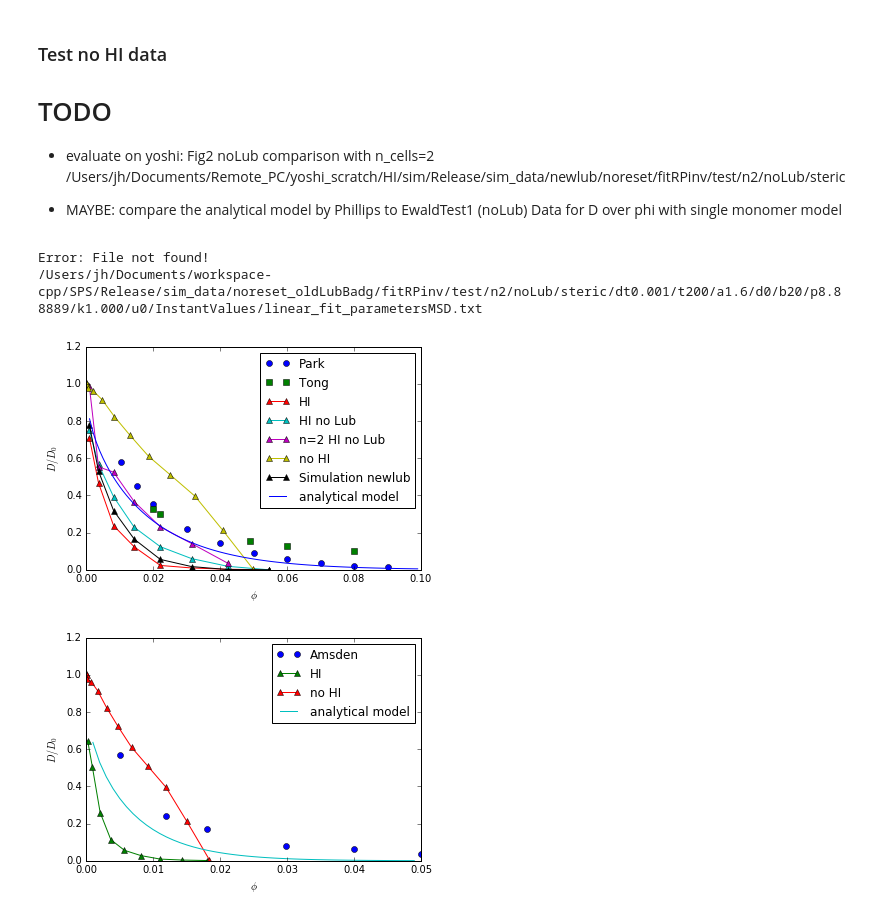
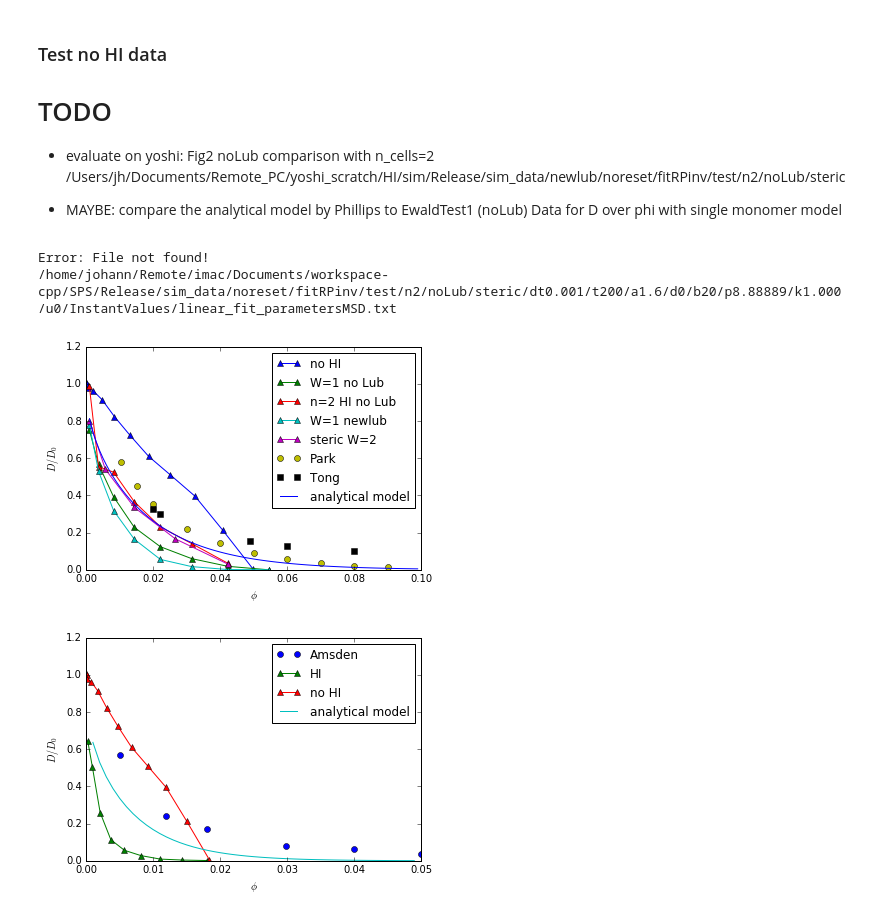
Before and after one commit to JohannHansing/iPythonNB, a Jupyter notebook: HIforBD/ExperimentalData.ipynb, the cells around one changed output. Saved outputs shown, nothing was run; the diff lists cells and outputs as text; code cells hidden in the pictures.

Commit message:
more stuff done at home

```diff
--- a/HIforBD/ExperimentalData.ipynb
+++ b/HIforBD/ExperimentalData.ipynb
@@ -119,7 +119,7 @@ def getDataFile(fileName):
 #                 if str(lines[1]) != 'x':
 #                     JasonCionRep.append(lines[0:4])
 # %%
-def getSimDataDop(aArr,aop,dt='0.001',trigger='',newlub=False,n=1):
+def getSimDataDop(aArr,aop,dt='0.001',trigger='',newlub=True,n=1):
     folder= root + "/Documents/workspace-cpp/SPS/Release/sim_data/noreset_oldLubBadg/fitRPinv/"+trigger+"/dt"+dt+"/t200"
     if newlub == True:
         folder= root + "/Documents/workspace-cpp/SPS/Release/sim_data/noreset/fitRPinv/"+trigger+"/dt"+dt+"/t200"
@@ -185,18 +198,22 @@ plt.show()
 fileName="dataTongFig1.csv"
 aop=0.32
 ExpData=getDataFile(fileName)
+plt.plot(ExpData[:,0],ExpData[:,1],'o',label='Tong')
+
 aArr=np.asarray([0.3, 0.6, 0.9, 1.2, 1.5, 1.8, 2.1, 2.4, 2.7, 3])
-SimData=getSimDataDop(aArr,aop)
-SimDatanewlub=getSimDataDop(aArr,aop,newlub=True)
-plt.plot(ExpData[:,0],ExpData[:,1],'o',label='Tong')
-plt.plot(phi(aArr/10.),SimData[:,1]/6.,'^-',label='Simulation')
+SimDatanewlub=getSimDataDop(aArr,aop)
 plt.plot(phi(aArr/10.),SimDatanewlub[:,1]/6.,'^-',label='Simulation newlub')
+
+aArr=np.asarray([0.3, 0.8, 1.3 ,1.8 ,2.5])
+SimDatanewlubn2=getSimDataDop(aArr,aop,trigger='test/n2/steric',n=2)
+plt.plot(phi(aArr/10.),SimDatanewlubn2[:,1]/6.,'^-',label='steric W=2')
+
 #Analytical
 phitest = np.arange(0.001,0.12,0.001)
 plt.plot(phitest,phillipsDD0(phitest,aop),label='analytical model')
 plt.xlabel(r'$\phi$')
 plt.ylabel(r'$D/D_0$')
-plt.xlim([0,0.12])
+plt.xlim([0,0.13])
 plt.legend()
 plt.show()
 # %% [output]
@@ -249,46 +253,53 @@ def getTriggerData(triggerArr,U0=0):
                 p=file.split('/p')[1].split('/k')[0] # assign value from dir to p
                 p='%g'%(float(p)/10)                 # make p value p/b
                 with open(file, 'r') as fitf:
                     m = (fitf.readline().split('m')[1]).split()[0]
                 data.append([float(p),float(m)]) #the [:-1] serves to cut the linebreak '\n' from the string m.
         dataArr.append(np.array(sorted(data)))
     return dataArr, triggerNameArr
 triggerArr = ['normal']
 SimData, dummy = getTriggerData(triggerArr)
 SimDataNoHI = SimData[0]
+plt.plot(phi(aArrNoHI),SimDataNoHI[:,1]/6.,'^-',label='no HI')
+
+
 aop=0.18
 aArrNoHI = np.array([p/(1+1/aop) for p in SimDataNoHI[:,0]]) # in no HI model we use p_eff = a + p = a + a/aop
-# HI data
-aArr=np.asarray([0.2, 0.4, 0.6, 0.8, 1, 1.2, 1.4, 1.6])
-SimData=getSimDataDop(aArr,aop)
-# HI noLub data
+# noLub data
 SimDataNoLub=getSimDataDop(aArr,aop,trigger='noLub/steric')
-# n=2: HI noLub data
+plt.plot(phi(aArr/10.),SimDataNoLub[:,1]/6.,'^-',label='W=1 no Lub')
+
+# W=2: noLub data
 aArrn2=np.asarray([0.2, 0.4, 0.6, 0.8, 1, 1.2, 1.4])
 SimDatan2NoLub=getSimDataDop(aArr,aop,trigger='test/n2/noLub/steric',n=2)
+plt.plot(phi(aArrn2/10.),SimDatan2NoLub[:,1]/6.,'^-',label='n=2 HI no Lub')
+
+# newlub
+SimDatanewlub=getSimDataDop(aArr,aop,newlub=True)
+plt.plot(phi(aArr/10.),SimDatanewlub[:,1]/6.,'^-',label='W=1 newlub')
+
+# n=2 line with steric
+aArr=np.asarray([0.2, 0.5, 0.8, 1.1, 1.4])
+SimDatanewlubn2=getSimDataDop(aArr,aop,trigger='test/n2/steric',n=2)
+plt.plot(phi(aArr/10.),SimDatanewlubn2[:,1]/6.,'^-',label='steric W=2')
+# Experimental
 fileName="dataParkFig2.csv"
 ExpData=getDataFile(fileName)
 fileName="dataTongFig2.csv"
 ExpData2=getDataFile(fileName)
-SimDatanewlub=getSimDataDop(aArr,aop,newlub=True)
 plt.plot(ExpData[:,0],ExpData[:,1],'o',label='Park')
 plt.plot(ExpData2[:,0],ExpData2[:,1],'s',label='Tong')
-plt.plot(phi(aArr/10.),SimData[:,1]/6.,'^-',label='HI')
-plt.plot(phi(aArr/10.),SimDataNoLub[:,1]/6.,'^-',label='HI no Lub')
-plt.plot(phi(aArrn2/10.),SimDatan2NoLub[:,1]/6.,'^-',label='n=2 HI no Lub')
-plt.plot(phi(aArrNoHI),SimDataNoHI[:,1]/6.,'^-',label='no HI')
-plt.plot(phi(aArr/10.),SimDatanewlub[:,1]/6.,'^-',label='Simulation newlub')
 # ANALYTICAL
 phitest = np.arange(0.001,0.1,0.001)
 plt.plot(phitest,phillipsDD0(phitest,aop),label='analytical model')
 plt.xlabel(r'$\phi$')
 plt.ylabel(r'$D/D_0$')
 plt.legend()
 plt.show()
 # %% [output]
 Error: File not found!
-/Users/jh/Documents/workspace-cpp/SPS/Release/sim_data/noreset_oldLubBadg/fitRPinv/test/n2/noLub/steric/dt0.001/t200/a1.6/d0/b20/p8.88889/k1.000/u0/InstantValues/linear_fit_parametersMSD.txt
+/home/johann/Remote/imac/Documents/workspace-cpp/SPS/Release/sim_data/noreset/fitRPinv/test/n2/noLub/steric/dt0.001/t200/a1.6/d0/b20/p8.88889/k1.000/u0/InstantValues/linear_fit_parametersMSD.txt
-[figure, old version]
+[figure, new version]
 # %%
 triggerArr = ['normal']
 SimData, dummy = getTriggerData(triggerArr)
```
Also changed, not shown: parts of 7 cells of this notebook, 3 other files.
